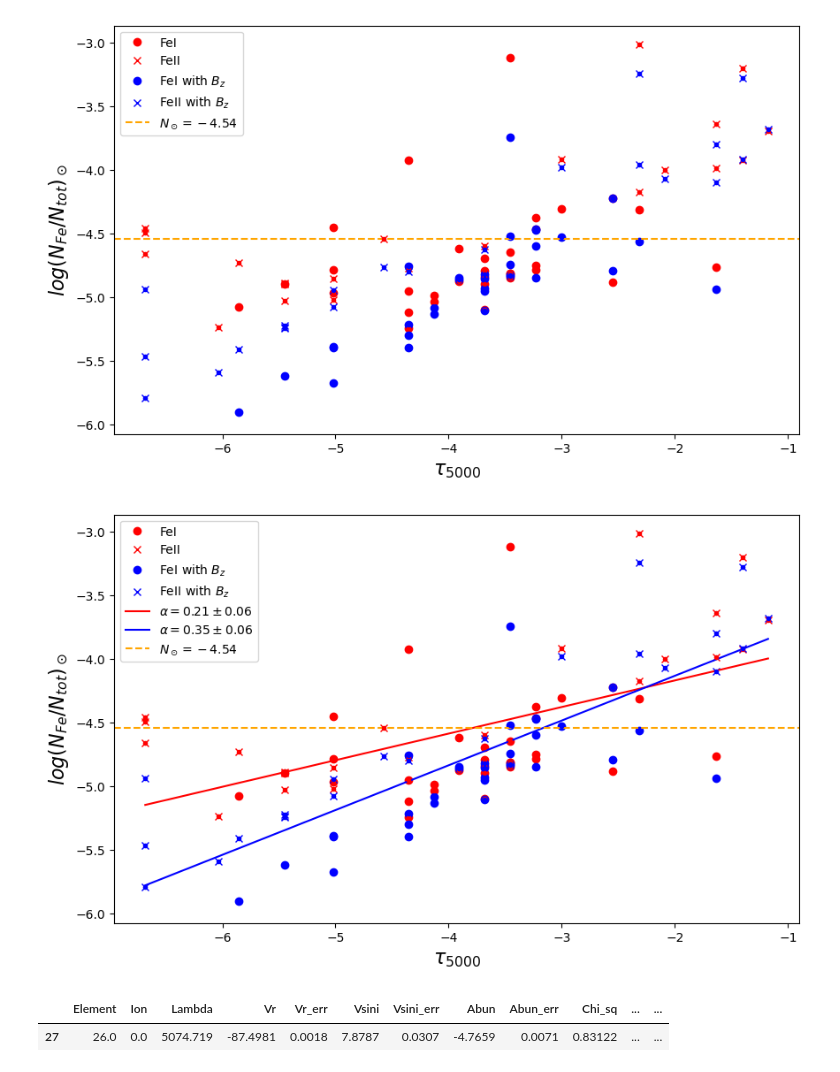
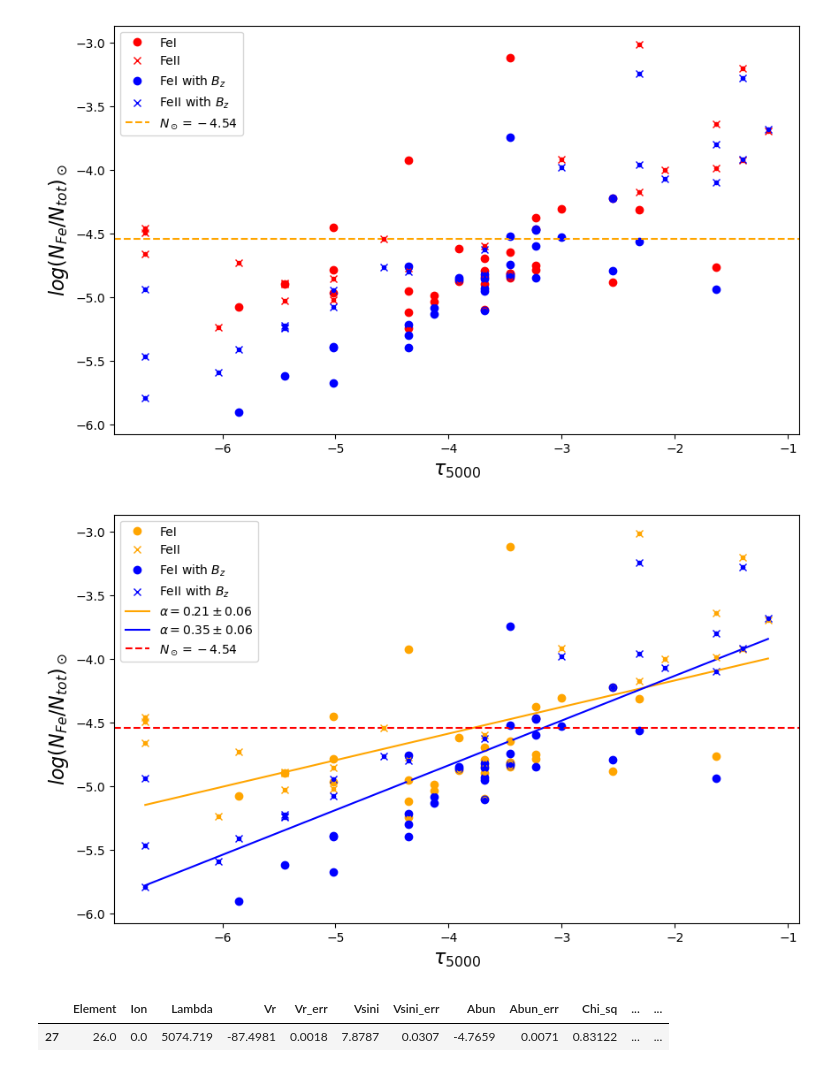
Before and after one commit to Kobsar703/Fe_Si_analysis, a Jupyter notebook: Fe_analysis.ipynb, the cells around one changed output. Saved outputs shown, nothing was run; the diff lists cells and outputs as text; code cells hidden in the pictures.

```diff
--- a/Fe_analysis.ipynb
+++ b/Fe_analysis.ipynb
@@ -170,19 +172,19 @@ plt.show()
 # Scatter plot
 plt.figure(figsize=(10, 6))
 #Plot without magnetic field calculations
-plt.plot(Fe_data[Fe_data["Ion"]==0]["Tau5000"], Fe_data[Fe_data["Ion"]==0]["Abun"], "o", c="red", label="FeI")
-plt.plot(Fe_data[Fe_data["Ion"]==1]["Tau5000"], Fe_data[Fe_data["Ion"]==1]["Abun"], "x", c="red", label="FeII")
+plt.plot(Fe_data[Fe_data["Ion"]==0]["Tau5000"], Fe_data[Fe_data["Ion"]==0]["Abun"], "o", c="orange", label="FeI")
+plt.plot(Fe_data[Fe_data["Ion"]==1]["Tau5000"], Fe_data[Fe_data["Ion"]==1]["Abun"], "x", c="orange", label="FeII")
 # Error bars for measurements
 plt.errorbar(
     x=Fe_data[Fe_data["Ion"]==0]["Tau5000"],
     y=Fe_data[Fe_data["Ion"]==0]["Abun"],
     yerr= Fe_data[Fe_data["Ion"]==0]["Abun_err"],
-    fmt=".", color="red", ecolor="red")
+    fmt=".", color="orange", ecolor="orange")
 plt.errorbar(
     x = Fe_data[Fe_data["Ion"]==1]["Tau5000"],
     y = Fe_data[Fe_data["Ion"]==1]["Abun"],
     yerr = Fe_data[Fe_data["Ion"]==1]["Abun_err"],
-    fmt = ".", color="red", ecolor="red")
+    fmt = ".", color="orange", ecolor="orange")
 
 #Plot with magnetic field calculations
 plt.plot(Fe_data[Fe_data["Ion"]==0]["Tau5000_mag"], Fe_data[Fe_data["Ion"]==0]["Abun_mag"], "o", c="blue", label="FeI with $B_z$")
@@ -212,36 +214,36 @@ y_pred = np.polyval(coefficients, x)
 error = y - y_pred
 mse = np.mean(error**2)
 rmse = np.sqrt(mse)
 alpha_error = rmse / np.sqrt(len(x))
-plt.plot(x_approx, y_approx, "-", c="red", label=r"$\alpha={:.2f} \pm {:.2f}$".format(coefficients[0], alpha_error))
+plt.plot(x_approx, y_approx, "-", c="orange", label=r"$\alpha={:.2f} \pm {:.2f}$".format(coefficients[0], alpha_error))
 
 x_mag = Fe_data["Tau5000_mag"]
 y_mag = Fe_data["Abun_mag"]
 coefficients_mag = np.polyfit(x_mag, y_mag, deg=1)
 x_approx_mag = np.linspace(x_mag.min(), x_mag.max(), 100)
 y_approx_mag = np.polyval(coefficients_mag, x_approx_mag)
 
 # Calculate error for alpha coefficient
 y_pred_mag = np.polyval(coefficients, x_mag)
 error_mag = y_mag - y_pred_mag
 mse_mag = np.mean(error_mag**2)
 rmse_mag = np.sqrt(mse_mag)
 alpha_error_mag = rmse_mag / np.sqrt(len(x_mag))
 
 plt.plot(x_approx_mag, y_approx_mag, "-", c="blue", label=r"$\alpha={:.2f} \pm {:.2f}$".format(coefficients_mag[0], alpha_error_mag))
 
 #Add Solar abundance to the graph
-plt.axhline(y=-4.54, linestyle='--', color='orange', label=r"$N_\odot=-4.54$")
+plt.axhline(y=-4.54, linestyle='--', color='red', label=r"$N_\odot=-4.54$")
 
 # Axis labels, legend and show
 plt.xlabel(r"${\tau}_{5000}$", fontsize=16)
 plt.ylabel("$log(N_{Fe}/N_{tot})_\odot$", fontsize=16)
 plt.legend()
 
 plt.savefig("data/Fe_with_Bz_approx.jpg", format="jpg")
 plt.show()
 # %% [output]
-[figure, old version]
+[figure, new version]
 # %%
 mask = (Fe_data["Tau5000"]>-2) & (Fe_data["Ion"]==0)
 Fe_data[mask]
```
Also changed, not shown: parts of 26 cells of this notebook, 1 other file.
